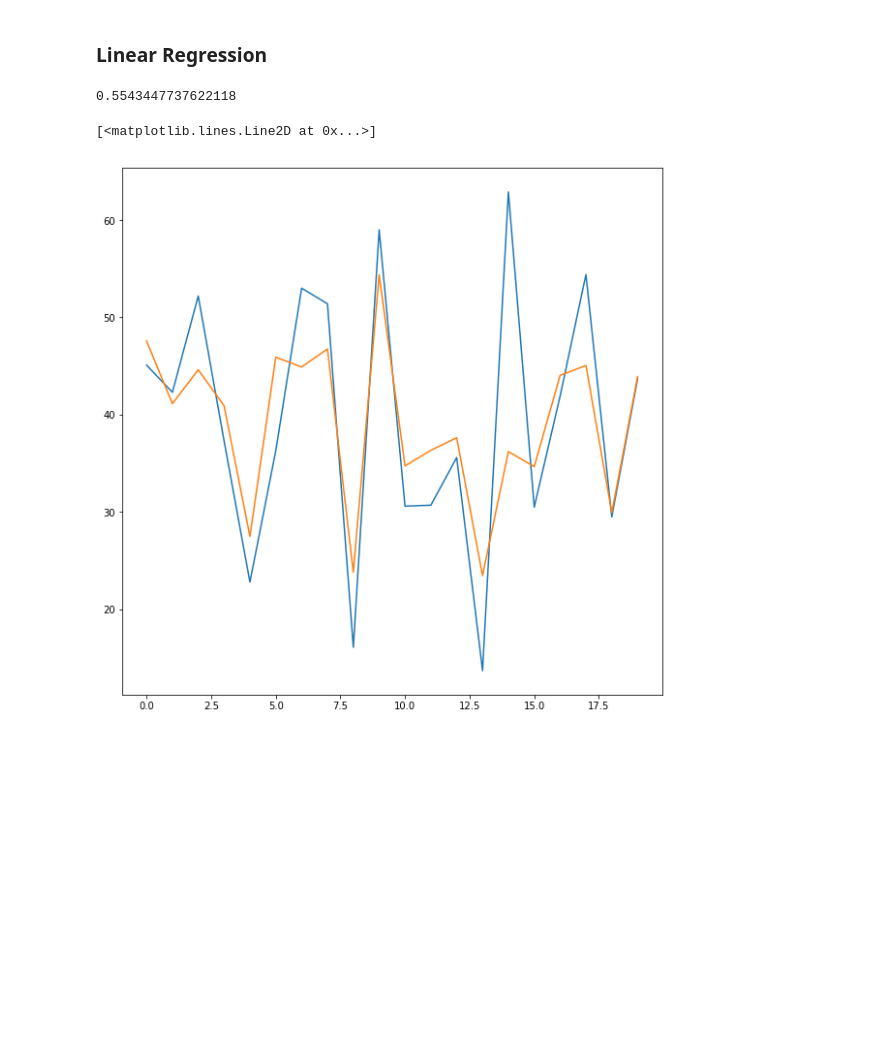
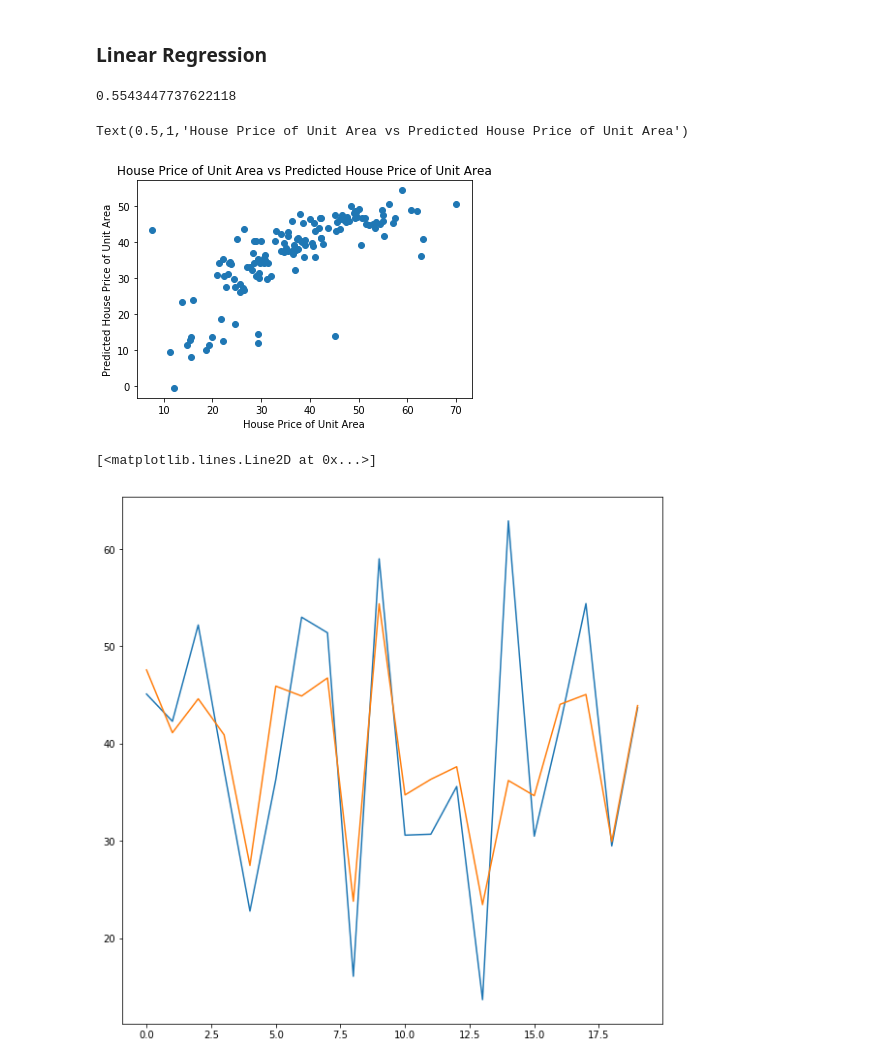
Before and after one commit to swtluk/DataSci_Final, a Jupyter notebook: RealEstateValuationDataSet.ipynb, the cells around one changed output. Cells and saved outputs as stored; diff of their text form; code cells hidden in the pictures; blank space fills up the shorter version.

```diff
--- a/RealEstateValuationDataSet.ipynb
+++ b/RealEstateValuationDataSet.ipynb
@@ -161,6 +162,14 @@ y_pred = mod1.predict(x_test)
 mod1.score(x_test, y_test)
 # %% [output]
 0.5543447737622118
+# %%
+plt.scatter(y_test, y_pred)
+plt.xlabel("House Price of Unit Area")
+plt.ylabel("Predicted House Price of Unit Area")
+plt.title("House Price of Unit Area vs Predicted House Price of Unit Area")
+# %% [output]
+Text(0.5,1,'House Price of Unit Area vs Predicted House Price of Unit Area')
+[figure, added]
 # %%
 fig, ax = plt.subplots(figsize = (10, 10))
 ax.plot(y_test.values[:20])
```
Also changed, not shown: parts of 4 cells of this notebook.
